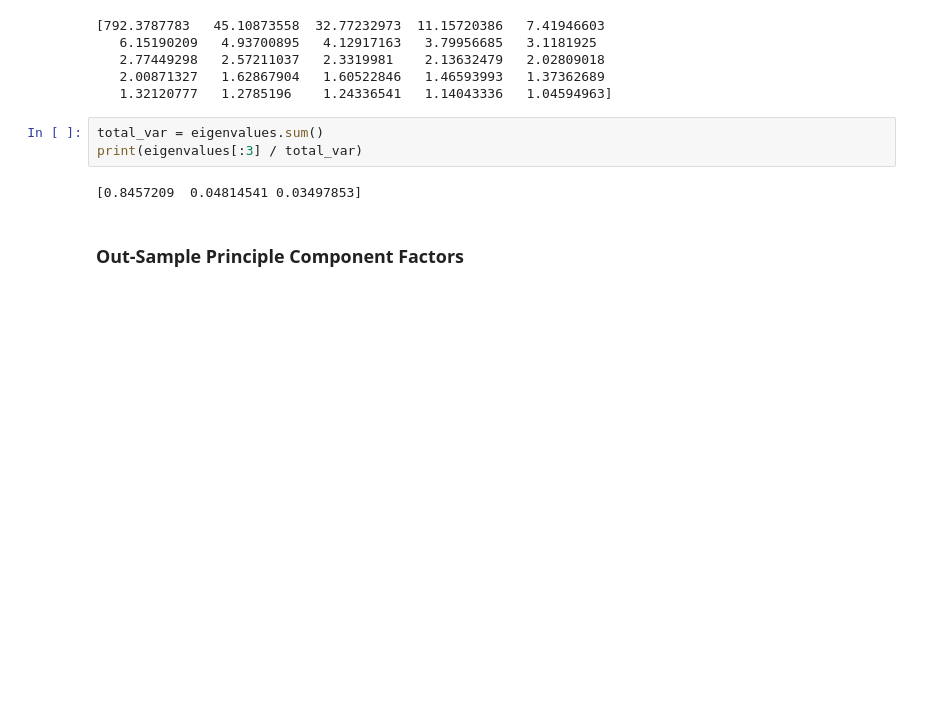
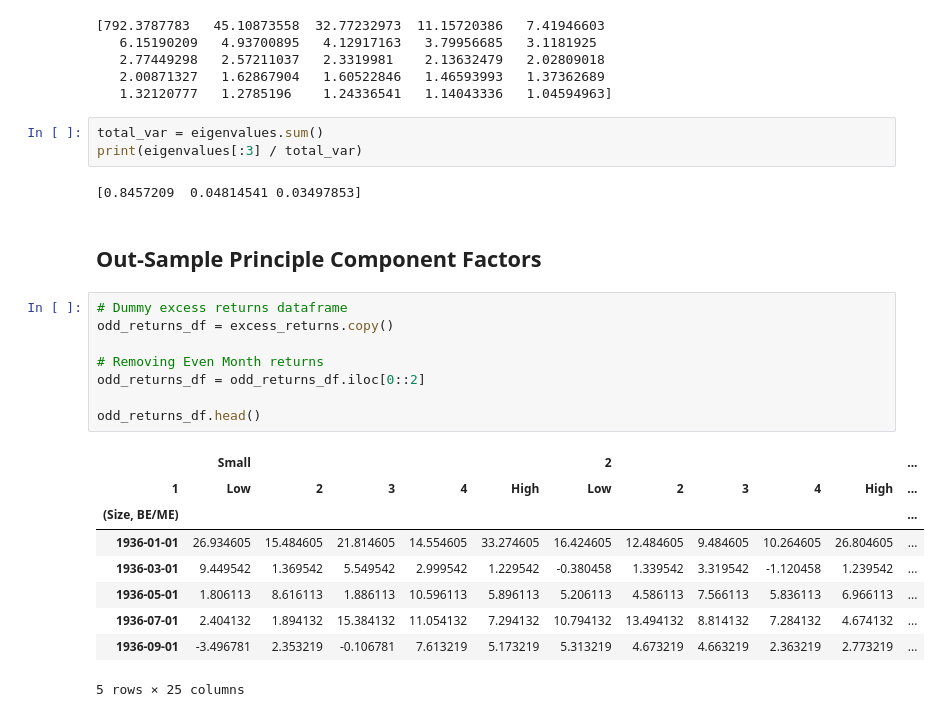
Before and after one commit to Hemasrikar/Financial-Statistics-and-Econometrics, a Jupyter notebook: forming_some_factors.ipynb, the cells around one changed output. Drawn from its saved outputs; the diff is of its cells as text; blank space fills up the shorter version.

```diff
--- a/forming_some_factors.ipynb
+++ b/forming_some_factors.ipynb
@@ -133,4 +135,22 @@ print(eigenvalues[:3] / total_var)
 # %% [output]
 [0.8457209  0.04814541 0.03497853]
 # %% [markdown]
-### Out-Sample Principle Component Factors
+## Out-Sample Principle Component Factors
+# %%
+# Dummy excess returns dataframe
+odd_returns_df = excess_returns.copy()
+
+# Removing Even Month returns
+odd_returns_df = odd_returns_df.iloc[0::2]
+
+odd_returns_df.head()
+# %% [output]
+|  | Small |  |  |  |  | 2 |  |  |  |  | ... |
+| 1 | Low | 2 | 3 | 4 | High | Low | 2 | 3 | 4 | High | ... |
+| (Size, BE/ME) |  |  |  |  |  |  |  |  |  |  | ... |
+| 1936-01-01 | 26.934605 | 15.484605 | 21.814605 | 14.554605 | 33.274605 | 16.424605 | 12.484605 | 9.484605 | 10.264605 | 26.804605 | ... |
+| 1936-03-01 | 9.449542 | 1.369542 | 5.549542 | 2.999542 | 1.229542 | -0.380458 | 1.339542 | 3.319542 | -1.120458 | 1.239542 | ... |
+| 1936-05-01 | 1.806113 | 8.616113 | 1.886113 | 10.596113 | 5.896113 | 5.206113 | 4.586113 | 7.566113 | 5.836113 | 6.966113 | ... |
+| 1936-07-01 | 2.404132 | 1.894132 | 15.384132 | 11.054132 | 7.294132 | 10.794132 | 13.494132 | 8.814132 | 7.284132 | 4.674132 | ... |
+| 1936-09-01 | -3.496781 | 2.353219 | -0.106781 | 7.613219 | 5.173219 | 5.313219 | 4.673219 | 4.663219 | 2.363219 | 2.773219 | ... |
+5 rows × 25 columns
```
Also changed, not shown: parts of 5 cells of this notebook.
